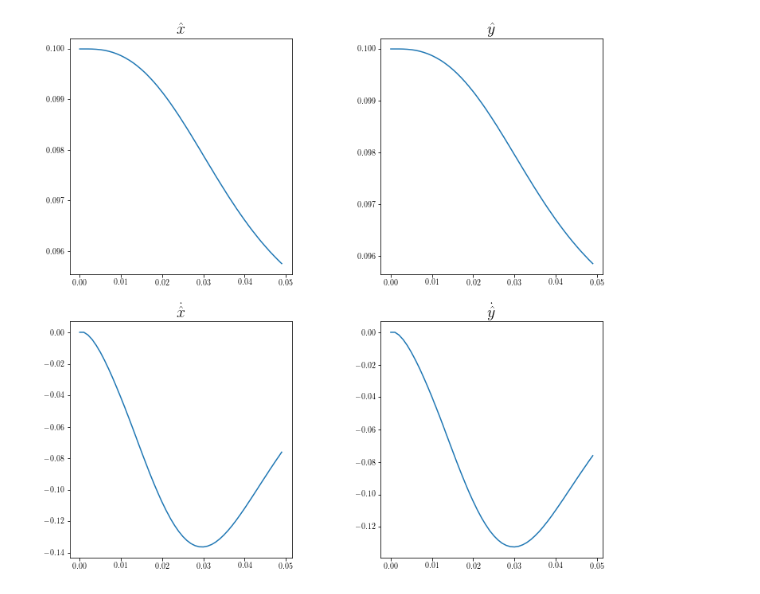
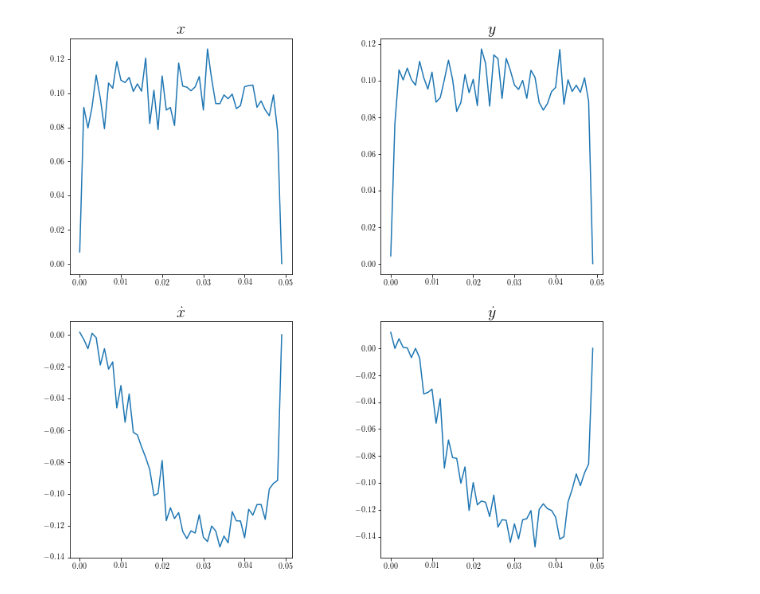
Before and after one commit to TomaszWasTaken/ModellingOfBiologicalSystems, a Jupyter notebook: Delayed_Controller.ipynb, the cells around one changed output. Saved outputs shown, nothing was run; the diff lists cells and outputs as text; code cells hidden in the pictures.

```diff
--- a/Delayed_Controller.ipynb
+++ b/Delayed_Controller.ipynb
@@ -76,8 +76,8 @@ class my_sys:
 
         INPUTS: -
         """
-        self.Sigma = np.zeros((self.N, self.ns, self.ns))
-        self.Sigma[0,:,:] = 10e-7*np.eye(self.ns)
+        Sigma = np.zeros((self.N, self.ns, self.ns))
+        Sigma[0,:,:] = 10e-7*np.eye(self.ns)
 
         self.K = np.zeros((N, ns, ns))
         self.H = np.eye(ns)
@@ -85,8 +85,8 @@ class my_sys:
         oOmega = 0.1 * np.max(np.max(oXi)) * np.eye(ns)
 
         for j in range(0, N - 1):
-            self.K[j,:,:] = self.A@self.Sigma[j,:,:]@self.H.T@np.linalg.inv(self.H@self.Sigma[j,:,:]@self.H.T + oOmega)
-            self.Sigma[j+1,:,:] = oXi + (self.A-self.K[j,:,:]@self.H)@self.Sigma[j,:,:]@self.A.T
+            self.K[j,:,:] = self.A@Sigma[j,:,:]@self.H.T@np.linalg.inv(self.H@Sigma[j,:,:]@self.H.T + oOmega)
+            Sigma[j+1,:,:] = oXi + (self.A-self.K[j,:,:]@self.H)@Sigma[j,:,:]@self.A.T
 
 
     def add_delay(self, d_):
@@ -111,6 +111,12 @@ class my_sys:
 
         INPUTS:
         x_init = initial condition, numpy array (ns x 1)
+
+        OUTPUT:
+        time_vec: time vector, numpy array (N x 1)
+        X: state of the system, numpy array (N x ns*(d+1) x 1)
+        Y: output of the system, numpy array (N x ns x 1
+        Xhat: estimate of the state, numpy array (N x ns x 1)
         """
         X = np.zeros((self.N, self.ns*(self.d+1), 1))
         Xhat = np.zeros((self.N, self.ns, 1))
@@ -119,14 +125,14 @@ class my_sys:
         Y = np.zeros((self.N, self.ns, 1))
         U = np.zeros((self.N, self.nu, 1))
         Xi = np.zeros((self.N, self.ns*(self.d+1), 1))
-        Xi[:,0:self.ns,:] = np.random.normal(loc=0, scale=10 ** -4, size=(N, ns, 1))
-        Omega = np.random.normal(loc=0, scale=10 ** -2, size=(N, ns, 1))
+        Xi[:,0:self.ns,:] = np.random.normal(loc=0, scale=10 ** -4, size=(self.N, self.ns, 1))
+        Omega = np.random.normal(loc=0, scale=10 ** -2, size=(self.N, self.ns, 1))
         time_vec = self.dt*np.arange(self.N)
         for j in range(0, N - 1):
-            X[j + 1, :, :] = self.A @ X[j,:,:] - self.B @ self.L[j, :, :] @ Xhat[j,:,:] #+ Xi[j, :, :]
+            X[j + 1, :, :] = self.A @ X[j,:,:] - self.B @ self.L[j, :, :] @ Xhat[j,:,:] + Xi[j, :, :]
             Y[j, :, :] = self.H @ X[j] + Omega[j, :, :]
             U[j,:,:] = - self.L[j,:,:] @ Xhat[j,:,:]
-            Xhat[j+1,:,:] = self.A[0:self.ns,0:self.ns] @ Xhat[j,:,:] + self.B[0:self.ns, 0:self.nu] @ U[j,:,:] + self.K[j,:,:] @ (Y[j,:,:] - self.H[:, self.ns*self.d:self.ns*(self.d+1)] @ Xhat[j,:,:] )
+            Xhat[j+1,:,:] = self.A[0:self.ns,0:self.ns] @ Xhat[j,:,:] + self.B[0:self.ns, 0:self.nu] @ U[j,:,:] + self.K[j,:,:] @ (Y[j,:,:] - self.H[:,self.ns*self.d:] @ Xhat[j,:,:] )
         return time_vec, X, Y, Xhat
 # %%
 w1 = 1000
@@ -141,29 +147,29 @@ R = np.array([(10 ** -4, 0), (0, 10 ** -4)])
 ss = my_sys(A,B,dt)
 ss.add_feedback(QN,R,N)
 ss.add_observer()
-ss.add_delay(10)
+ss.add_delay(1)
 time_vec,X,Y,Xhat = ss.simulate()
 # %%
 #Plot the time evolution of the state
 plt.rc('text', usetex=True)  # use latex
 plt.subplots(2, 2, figsize=(12,12))
 plt.subplots_adjust(wspace=0.4)
 # x
 plt.subplot(221)
-plt.plot(time_vec, X[:,0,0])
-plt.title(r'$\hat{x}$', fontsize=20)
+plt.plot(time_vec, Y[:,0,0])
+plt.title(r'$x$', fontsize=20)
 # y
 plt.subplot(222)
-plt.plot(time_vec, X[:,1,0])
-plt.title(r'$\hat{y}$', fontsize=20)
+plt.plot(time_vec, Y[:,1,0])
+plt.title(r'$y$', fontsize=20)
 # xdot
 plt.subplot(223)
-plt.title(r'$\dot{\hat{x}}$', fontsize=20)
-plt.plot(time_vec, X[:,2,0])
+plt.title(r'$\dot{x}$', fontsize=20)
+plt.plot(time_vec, Y[:,2,0])
 # ydot
 plt.subplot(224)
-plt.plot(time_vec, X[::,3,0])
-plt.title(r'$\dot{\hat{y}}$', fontsize=20)
+plt.plot(time_vec, Y[:,3,0])
+plt.title(r'$\dot{y}$', fontsize=20)
 plt.show()
 # %% [output]
-[figure, old version]
+[figure, new version]
```
